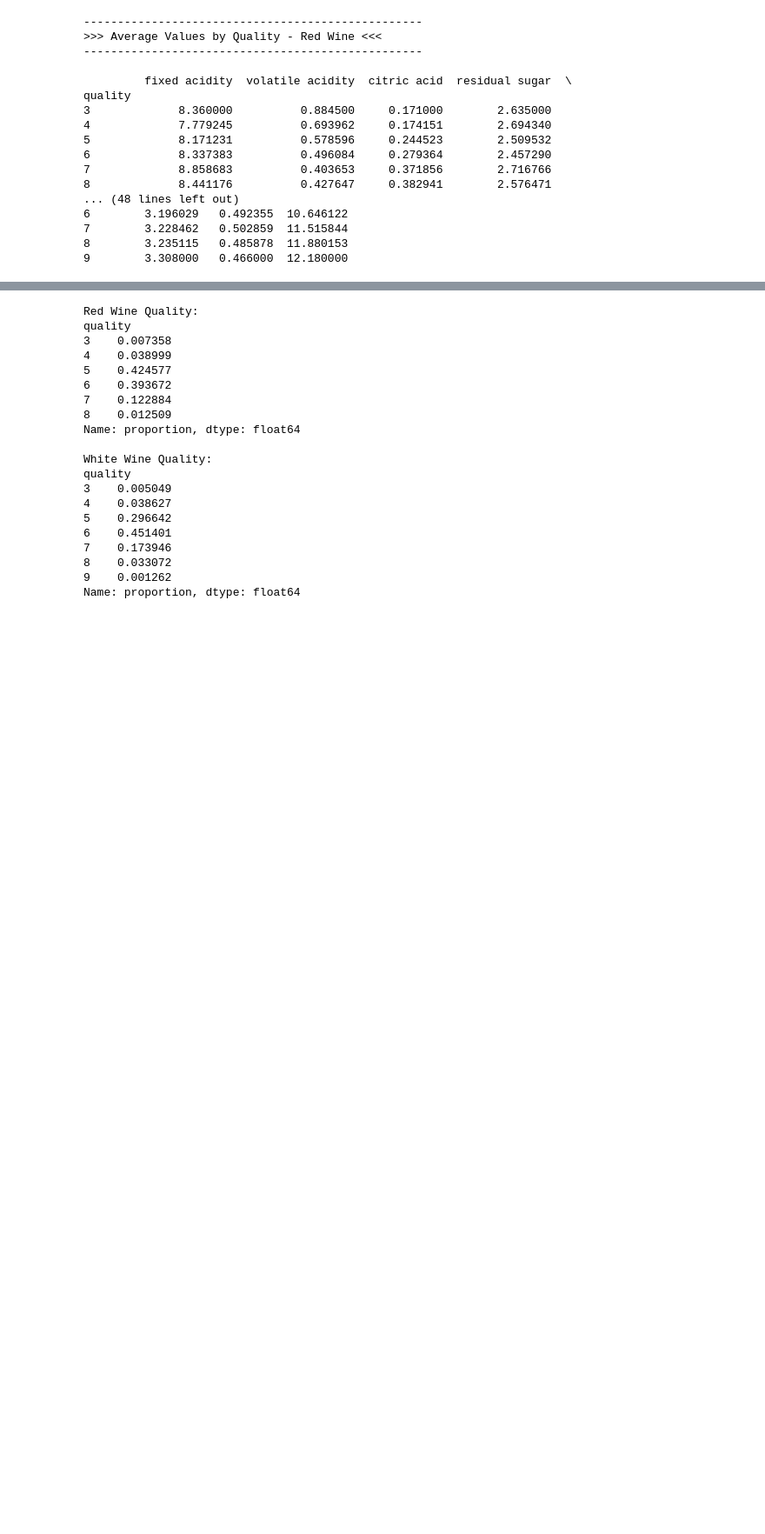
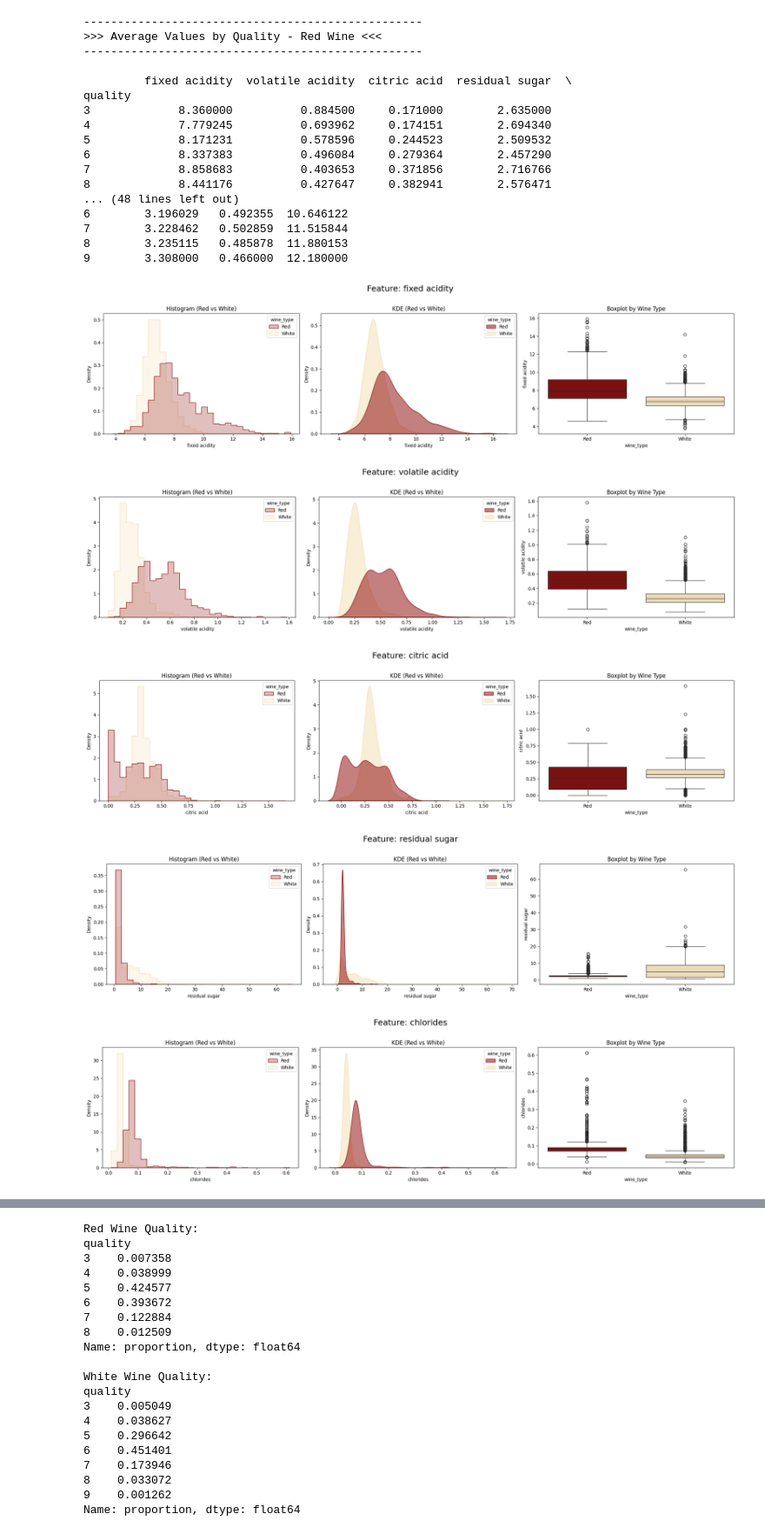
Before and after one commit to SamraatJain9/CSC2034_Project_Data, a Jupyter notebook: main.ipynb, the cells around one changed output, grey strips where cells are left out. Shown at 87% size. Drawn from its saved outputs; the diff is of its cells as text; code cells hidden in the pictures; blank space fills up the shorter version.

Commit message:
EDA, Feature understanding

```diff
--- a/main.ipynb
+++ b/main.ipynb
@@ -287,3 +288,54 @@ quality
 7        3.228462   0.502859  11.515844
 8        3.235115   0.485878  11.880153
 9        3.308000   0.466000  12.180000
+# %%
+# Explorartory Data Analysis (EDA)
+
+# Feature Understanding
+
+df_red = red_wine.copy()
+df_white = white_wine.copy()
+
+df_red['wine_type'] = 'Red'
+df_white['wine_type'] = 'White'
+
+# Combine datasets
+df_combined = pd.concat([df_red, df_white], axis=0)
+
+numeric_features = df_combined.select_dtypes(include=['float64', 'int64']).drop(columns=['quality']).columns
+
+colors = {'Red': '#8B0000', 'White': '#F5DEB3'}
+
+for feature in numeric_features:
+    fig, axes = plt.subplots(1, 3, figsize=(20, 5))
+    fig.suptitle(f"Feature: {feature}", fontsize=18, y=1.02)
+
+    # Histogram
+    seaborn.histplot(
+        data=df_combined, x=feature, hue='wine_type', bins=30, ax=axes[0],
+        palette=colors, element="step", stat="density", common_norm=False
+    )
+    axes[0].set_title("Histogram (Red vs White)")
+
+    # KDE Plot
+    seaborn.kdeplot(
+        data=df_combined, x=feature, hue='wine_type', ax=axes[1],
+        fill=True, common_norm=False, palette=colors, alpha=0.5
+    )
+    axes[1].set_title("KDE (Red vs White)")
+
+    # Boxplot
+    seaborn.boxplot(
+        data=df_combined, x='wine_type', y=feature, hue='wine_type',
+        ax=axes[2], palette=colors, legend=False
+    )
+    axes[2].set_title("Boxplot by Wine Type")
+
+    plt.tight_layout()
+    plt.show()
+# %% [output]
+[figure, added]
+[figure, added]
+[figure, added]
+[figure, added]
+[figure, added]
```
Also changed, not shown: parts of 8 cells of this notebook.
